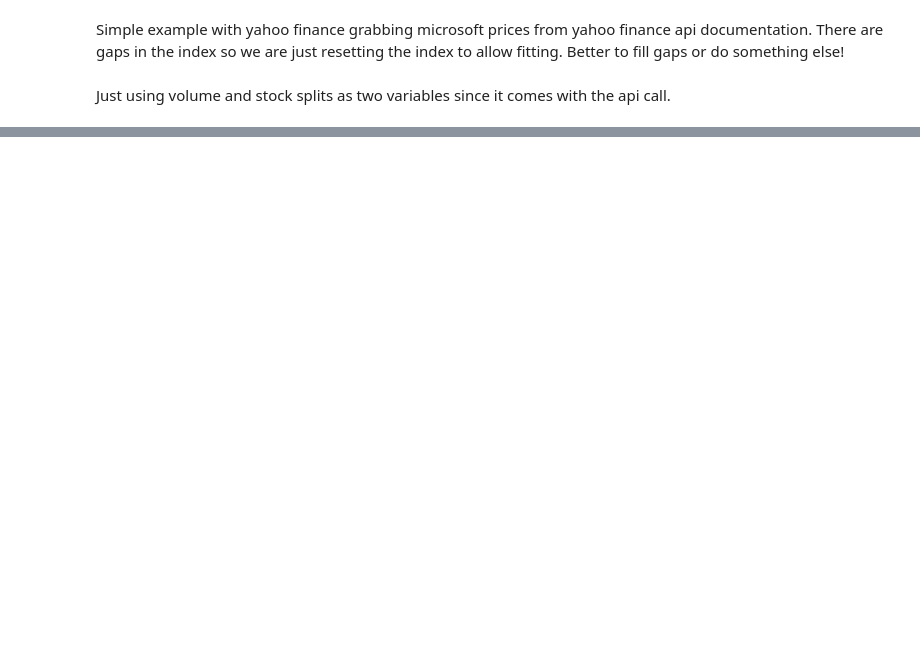
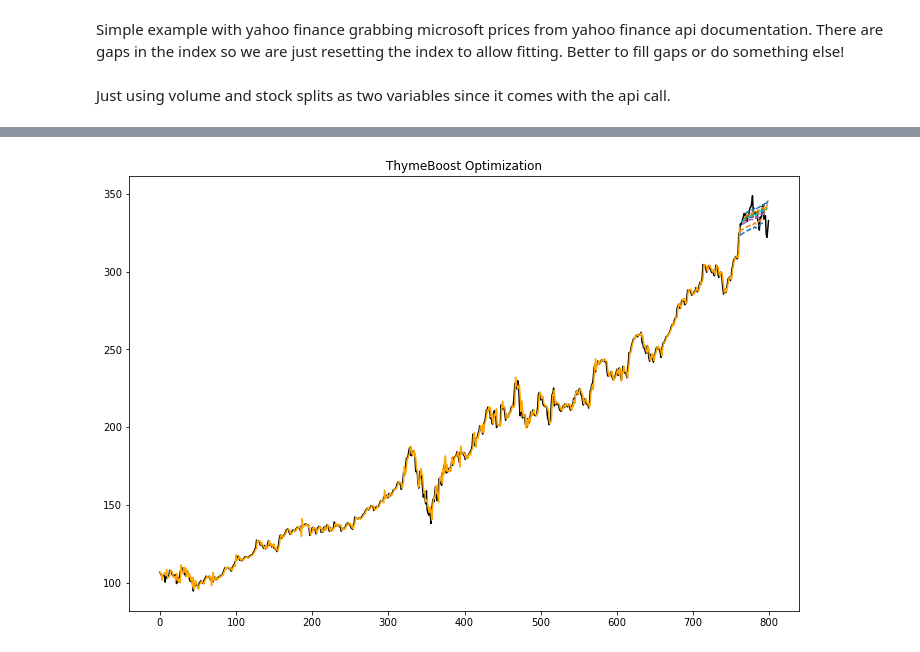
Before and after one commit to tblume1992/ThymeBoost, a Jupyter notebook: Examples/Exogenous Example.ipynb, the cells around one changed output, grey strips where cells are left out. Drawn from its saved outputs; the diff is of its cells as text; code cells hidden in the pictures; blank space fills up the shorter version.

```diff
--- a/Examples/Exogenous Example.ipynb
+++ b/Examples/Exogenous Example.ipynb
@@ -50,0 +70,4 @@ predicted_output = boosted_model.predict(output, 100, future_exogenous=X_test)
+# %%
+boosted_model.plot_optimization(output)
+# %% [output]
+[figure, added]
```
Also changed, not shown: parts of 5 cells of this notebook, 18 other files.
